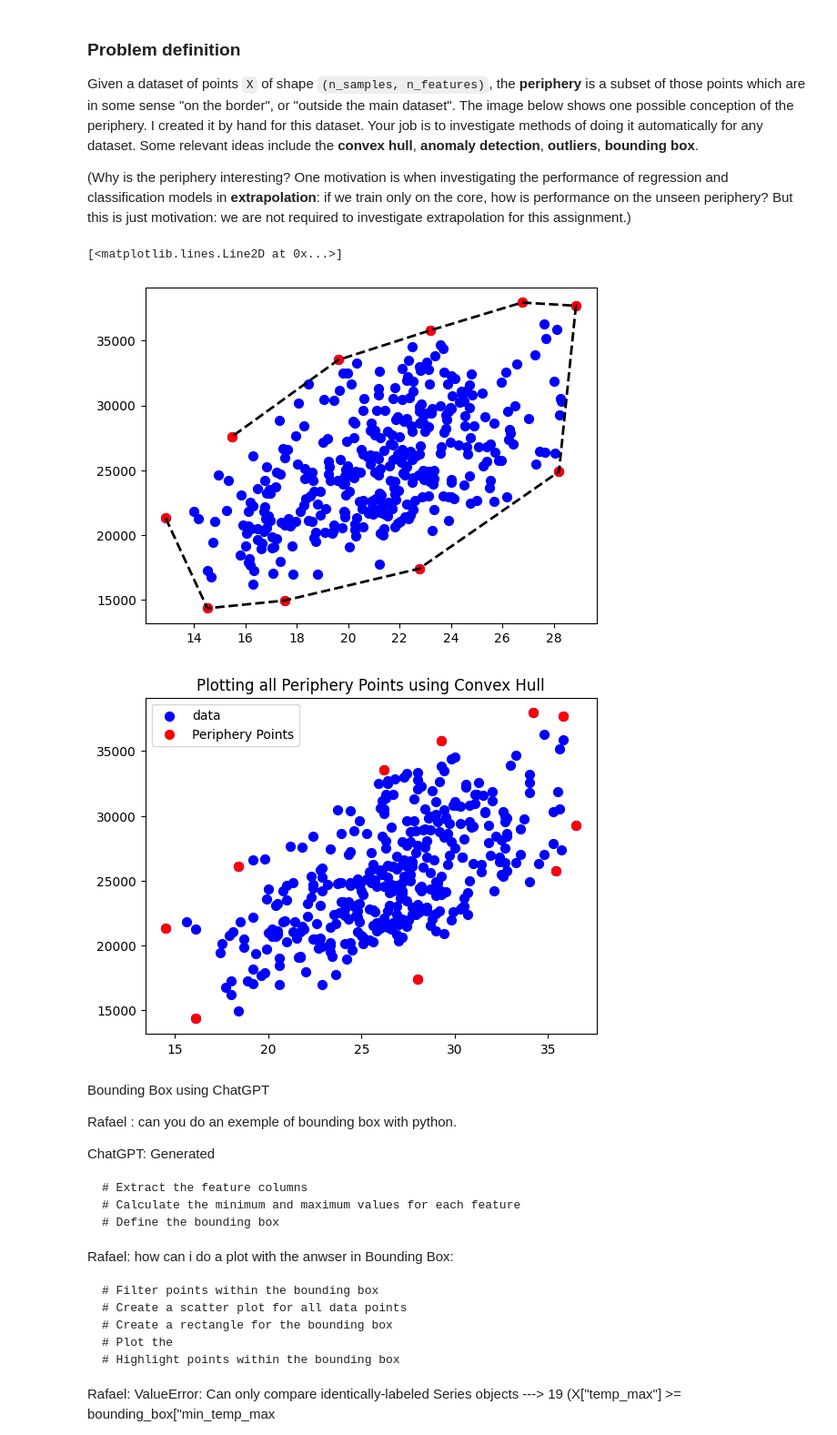
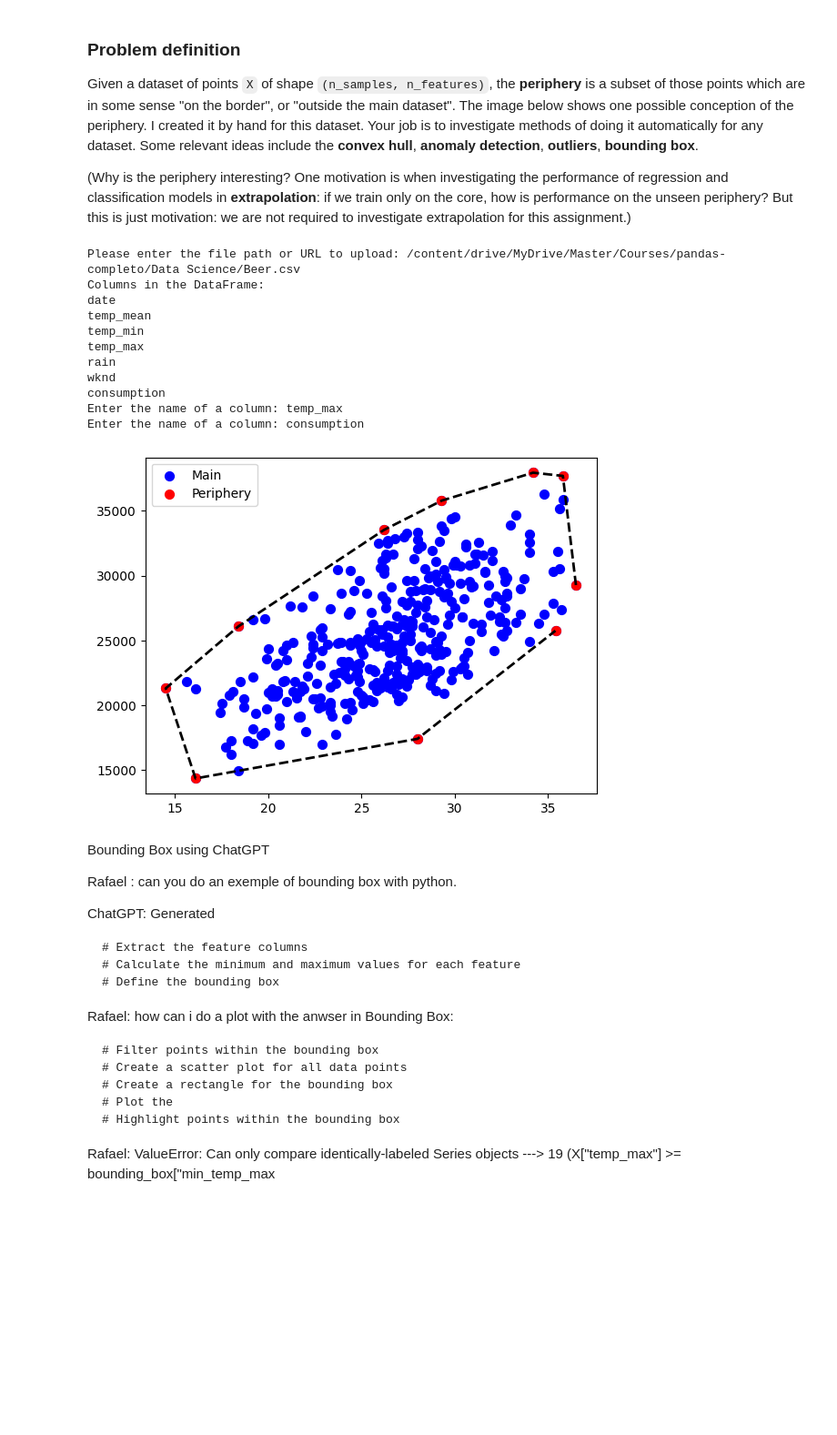
Before and after one commit to RafaelNovais/MasterAI, a Jupyter notebook: Assignment_2_Periphery.ipynb, the cells around one changed output. Shown at 91% size. Cells and saved outputs as stored; diff of their text form; code cells hidden in the pictures; blank space fills up the shorter version.

```diff
--- a/Assignment_2_Periphery.ipynb
+++ b/Assignment_2_Periphery.ipynb
@@ -76,14 +76,30 @@ plt.show()
 # %%
 #Read and import file
 import numpy as np
 import pandas as pd
 import matplotlib.pyplot as plt
 from scipy.spatial import ConvexHull
 from sklearn.base import BaseEstimator
 from sklearn.cluster import DBSCAN
 from sklearn.ensemble import IsolationForest
 import seaborn as sns
 from scipy.spatial import ConvexHull
 
+#data = pd.read_csv('/content/drive/MyDrive/Master/Courses/pandas-completo/Data Science/Beer.csv')
 
-data = pd.read_csv('/content/drive/MyDrive/Master/Courses/pandas-completo/Data Science/Beer.csv')
+df = upload_file()
+selected_column = select_column(df)
+convex_hull(selected_column)
+# %% [output]
+Please enter the file path or URL to upload: /content/drive/MyDrive/Master/Courses/pandas-completo/Data Science/Beer.csv
+Columns in the DataFrame:
+date
+temp_mean
+temp_min
+temp_max
+rain
+wknd
+consumption
+Enter the name of a column: temp_max
+Enter the name of a column: consumption
+[figure, added]
@@ -90,16 +131,16 @@ data = pd.read_csv('/content/drive/MyDrive/Master/Courses/pandas-completo/Data S
 # %%
 #ConvexHull
-ax = data[['temp_mean', 'consumption']].values
-hull = ConvexHull(ax) # Convex Hull is a function where the next convex angle is found. This video helped me understand the function   https://www.youtube.com/watch?v=VtAubZEOmpA
-periphery_indices = hull.vertices #Set the index os all periphery in a variable
-periphery_points = ax[periphery_indices] #Set the all periphery points in the graphic in a variable
-graphic = plt.scatter(ax[:, 0], ax[:, 1], s=50, c='b', label='Main') #Plot the all the points in the graphic
-graphic =  plt.scatter(periphery_points[:, 0], periphery_points[:, 1], s=50, c='r', label='Periphery') # Paint the periphery in red and save in graphic
-graphic = plt.plot(ax[periphery_indices, 0], ax[periphery_indices, 1], 'k--', lw=2) #Conect all the periphery point with line and save in graphic
-graphic # Display the graphic
+def convex_hull(data):
+    xy = data.values
+    hull = ConvexHull(xy) # Convex Hull is a function where the next convex angle is found.
+    periphery_indices = hull.vertices #Set the index os all periphery in a variable
+    periphery_indices = periphery_indices.astype(int)
+    periphery_points = data.iloc[periphery_indices] #Set the all periphery points in the graphic in a variable
+    graphic = plt.scatter(data.iloc[:, 0], data.iloc[:, 1], s=50, c='b', label='Main') #Plot the all the points in the graphic
+    graphic = plt.scatter(periphery_points.iloc[:, 0], periphery_points.iloc[:, 1], s=50, c='r', label='Periphery') # Paint the periphery in red and save in graphic
+    graphic = plt.plot(data.iloc[periphery_indices, 0], data.iloc[periphery_indices, 1], 'k--', lw=2)#Conect all the periphery point with line and save in graphic
+    plt.legend()# Display the graphic
+    plt.show()# Display the graphic
-# %% [output]
-[<matplotlib.lines.Line2D at 0x...>]
-[figure, removed]
 # %%
 #Convex Hull Using ChatGPT
 #To plot all the data points on the periphery, you can use the Convex Hull method, which will include all the points that form the convex hull,
@@ -122,8 +163,6 @@ plt.scatter(X[periphery_indices, 0], X[periphery_indices, 1], s=50, c='r', label
 plt.legend()
 plt.title("Plotting all Periphery Points using Convex Hull")
 plt.show()
-# %% [output]
-[figure, removed]
 # %%
 #IsolationForest
 # Extract the feature columns
```
Also changed, not shown: parts of 2 cells of this notebook.
